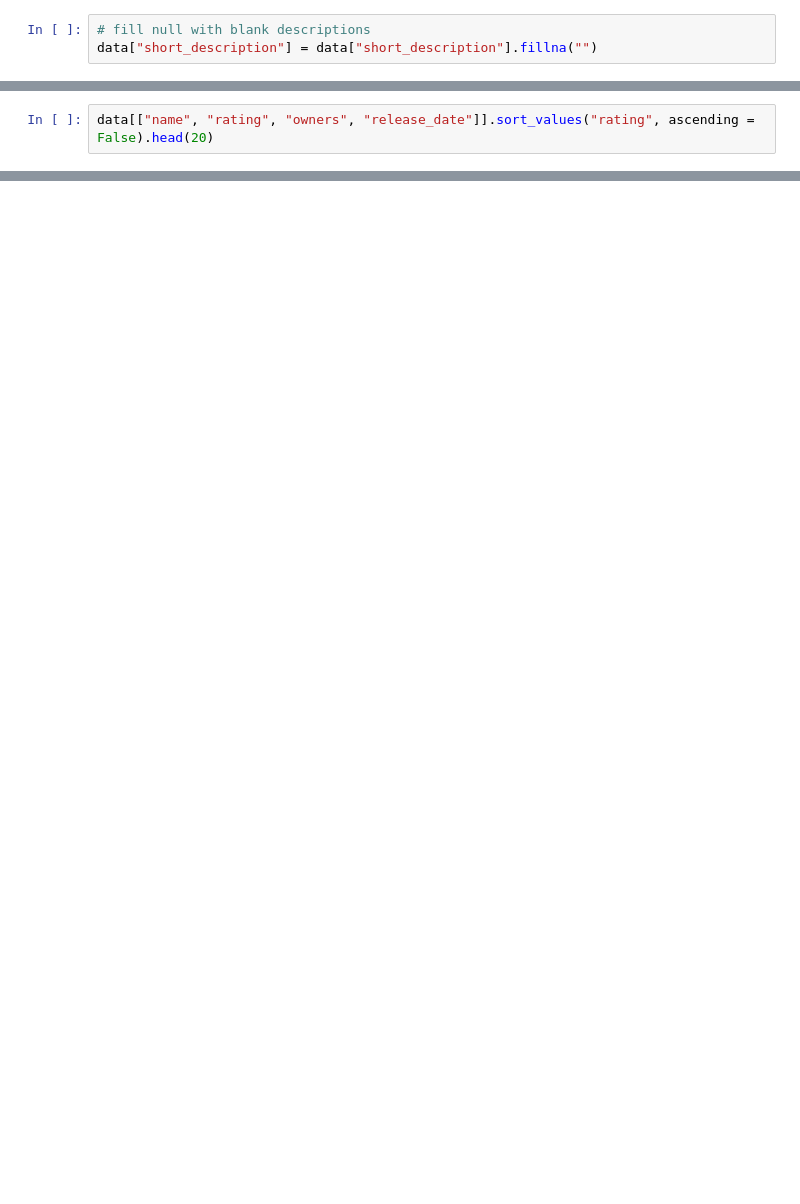
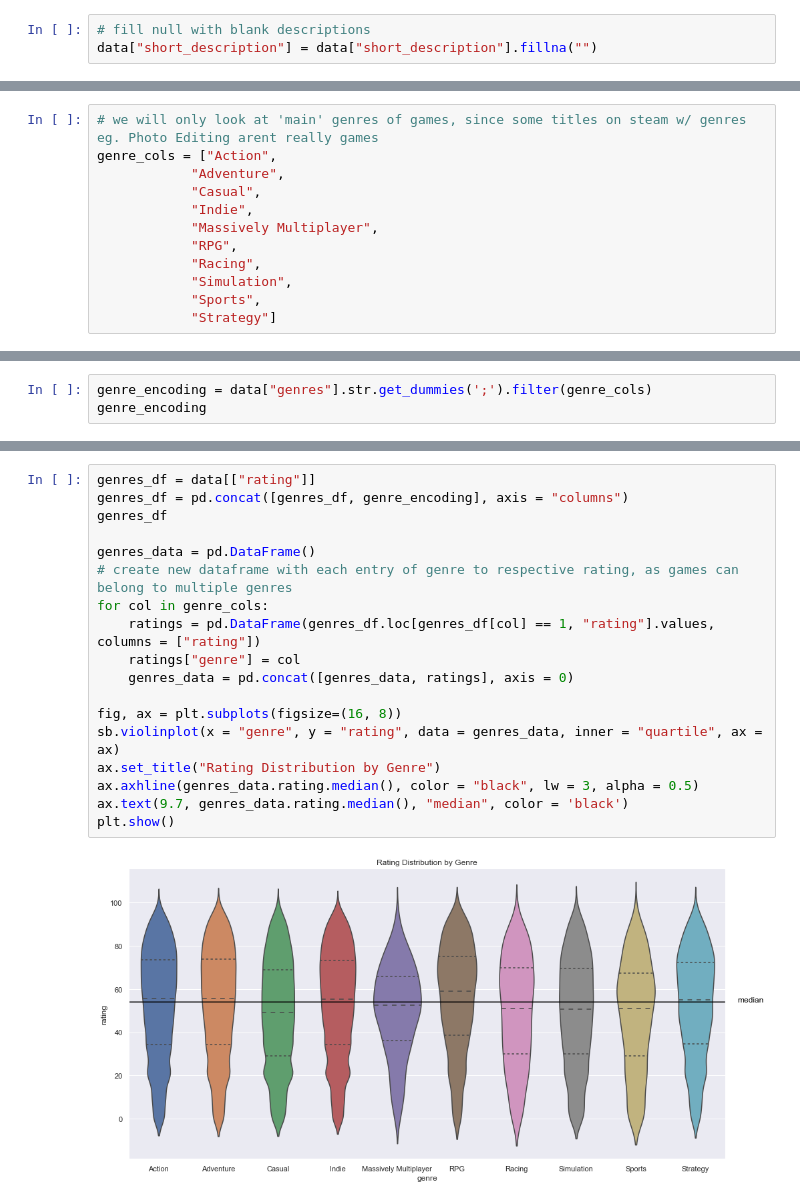
Before and after one commit to bryan9898/1015, a Jupyter notebook: steamdata/Steam Data - Exploratory Data Analysis.ipynb, the cells around one changed output, grey strips where cells are left out. Saved outputs shown, nothing was run; the diff lists cells and outputs as text; blank space fills up the shorter version.

```diff
--- a/steamdata/Steam Data - Exploratory Data Analysis.ipynb
+++ b/steamdata/Steam Data - Exploratory Data Analysis.ipynb
@@ -105,2 +62,12 @@ sb.boxplot(data = data["rating"], orient = 'h')
 # %%
-data[["name", "rating", "owners", "release_date"]].sort_values("rating", ascending = False).head(20)
+# we will only look at 'main' genres of games, since some titles on steam w/ genres eg. Photo Editing arent really games
+genre_cols = ["Action",
+            "Adventure",
+            "Casual",
+            "Indie",
+            "Massively Multiplayer",
+            "RPG",
+            "Racing",
+            "Simulation",
+            "Sports",
+            "Strategy"]
@@ -124,0 +74,3 @@ data[["name", "rating", "owners", "release_date"]].sort_values("rating", ascendi
+# %%
+genre_encoding = data["genres"].str.get_dummies(';').filter(genre_cols)
+genre_encoding
@@ -124,0 +96,20 @@ data[["name", "rating", "owners", "release_date"]].sort_values("rating", ascendi
+# %%
+genres_df = data[["rating"]]
+genres_df = pd.concat([genres_df, genre_encoding], axis = "columns")
+genres_df
+
+genres_data = pd.DataFrame()
+# create new dataframe with each entry of genre to respective rating, as games can belong to multiple genres
+for col in genre_cols:
+    ratings = pd.DataFrame(genres_df.loc[genres_df[col] == 1, "rating"].values, columns = ["rating"])
+    ratings["genre"] = col
+    genres_data = pd.concat([genres_data, ratings], axis = 0)
+
+fig, ax = plt.subplots(figsize=(16, 8))
+sb.violinplot(x = "genre", y = "rating", data = genres_data, inner = "quartile", ax = ax)
+ax.set_title("Rating Distribution by Genre")
+ax.axhline(genres_data.rating.median(), color = "black", lw = 3, alpha = 0.5)
+ax.text(9.7, genres_data.rating.median(), "median", color = 'black')
+plt.show()
+# %% [output]
+[figure, added]
```
Also changed, not shown: parts of 26 cells of this notebook, 2 other files.
